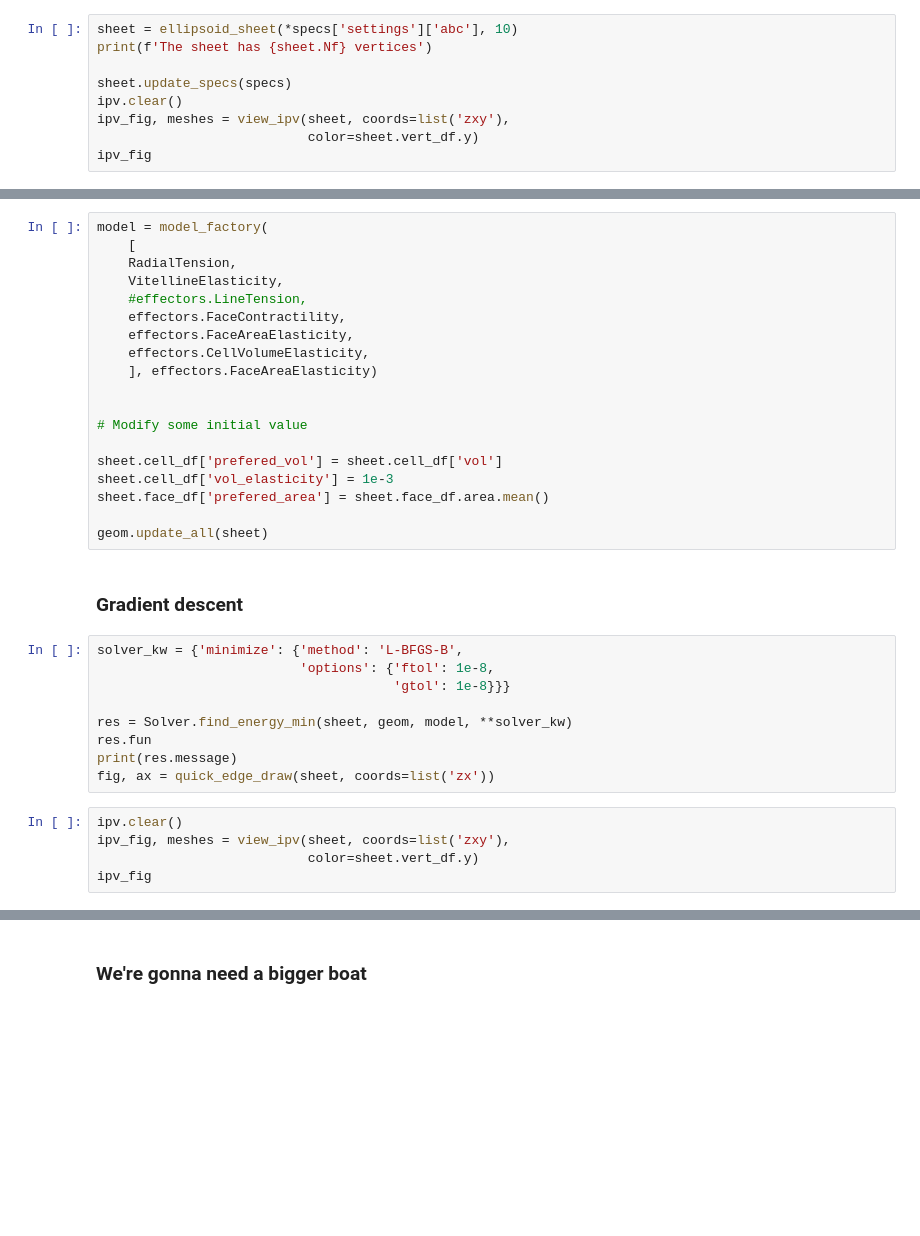
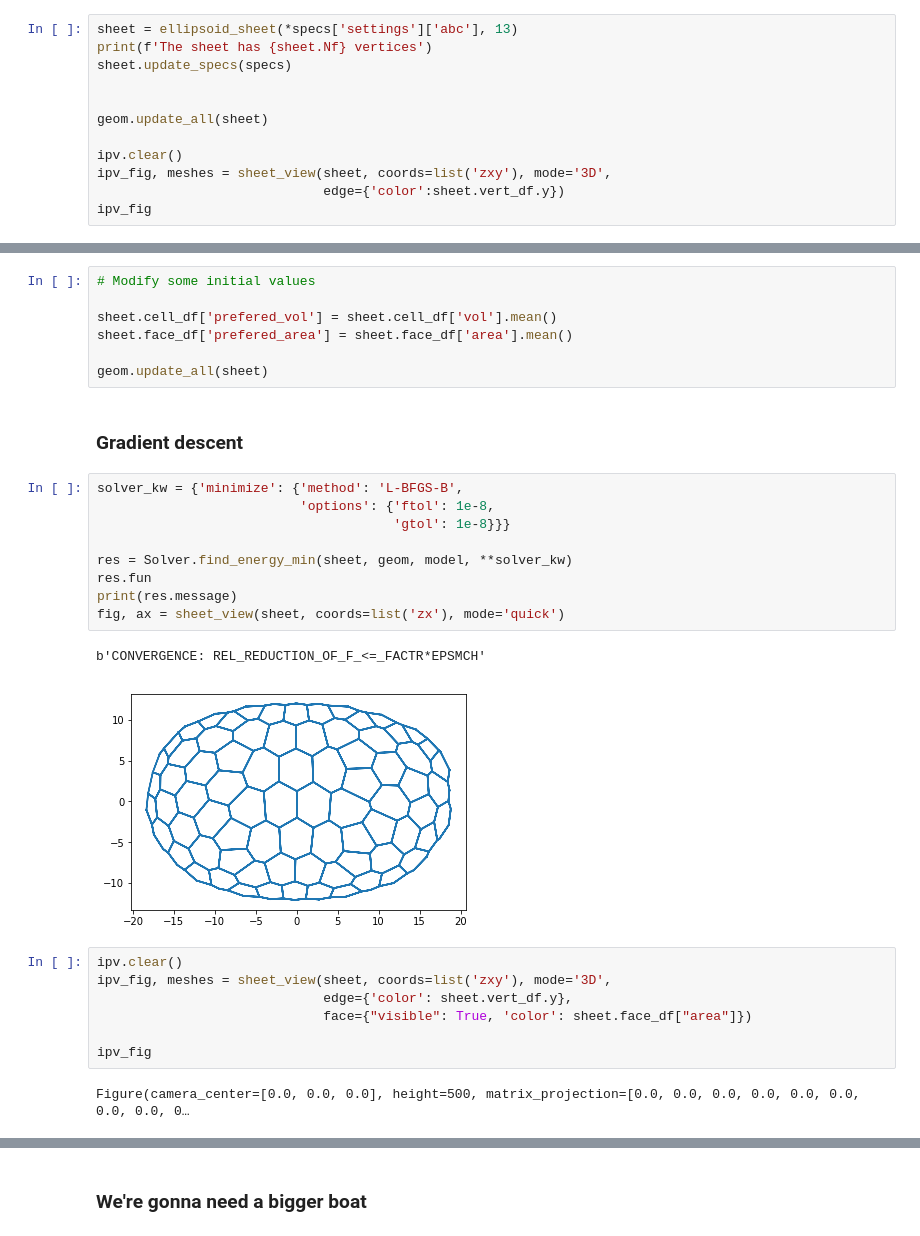
Before and after one commit to suzannelab/invagination, a Jupyter notebook: notebooks/SmallEllipsoidInvagination.ipynb, the cells around one changed output, grey strips where cells are left out. Cells and saved outputs as stored; diff of their text form; blank space fills up the shorter version.

```diff
--- a/notebooks/SmallEllipsoidInvagination.ipynb
+++ b/notebooks/SmallEllipsoidInvagination.ipynb
@@ -126,11 +112,14 @@ specs =  {
 
 `tyssue` provides functions to create epithelium with various base geometries, such as planes or ellipses.
 # %%
-sheet = ellipsoid_sheet(*specs['settings']['abc'], 10)
+sheet = ellipsoid_sheet(*specs['settings']['abc'], 13)
 print(f'The sheet has {sheet.Nf} vertices')
+sheet.update_specs(specs)
 
-sheet.update_specs(specs)
+
+geom.update_all(sheet)
+
 ipv.clear()
-ipv_fig, meshes = view_ipv(sheet, coords=list('zxy'),
-                           color=sheet.vert_df.y)
+ipv_fig, meshes = sheet_view(sheet, coords=list('zxy'), mode='3D',
+                             edge={'color':sheet.vert_df.y})
 ipv_fig
@@ -169,20 +146,8 @@ class RadialTension(effectors.AbstractEffector):
 # %%
-model = model_factory(
-    [
-    RadialTension,
-    VitellineElasticity,
-    #effectors.LineTension,
-    effectors.FaceContractility,
-    effectors.FaceAreaElasticity,
-    effectors.CellVolumeElasticity,
-    ], effectors.FaceAreaElasticity)
+# Modify some initial values
 
-
-# Modify some initial value
-
-sheet.cell_df['prefered_vol'] = sheet.cell_df['vol']
-sheet.cell_df['vol_elasticity'] = 1e-3
-sheet.face_df['prefered_area'] = sheet.face_df.area.mean()
+sheet.cell_df['prefered_vol'] = sheet.cell_df['vol'].mean()
+sheet.face_df['prefered_area'] = sheet.face_df['area'].mean()
 
 geom.update_all(sheet)
 # %% [markdown]
@@ -190,15 +155,22 @@ geom.update_all(sheet)
 # %%
 solver_kw = {'minimize': {'method': 'L-BFGS-B',
                           'options': {'ftol': 1e-8,
                                       'gtol': 1e-8}}}
 
 res = Solver.find_energy_min(sheet, geom, model, **solver_kw)
 res.fun
 print(res.message)
-fig, ax = quick_edge_draw(sheet, coords=list('zx'))
+fig, ax = sheet_view(sheet, coords=list('zx'), mode='quick')
+# %% [output]
+b'CONVERGENCE: REL_REDUCTION_OF_F_<=_FACTR*EPSMCH'
+[figure, added]
 # %%
 ipv.clear()
-ipv_fig, meshes = view_ipv(sheet, coords=list('zxy'),
-                           color=sheet.vert_df.y)
+ipv_fig, meshes = sheet_view(sheet, coords=list('zxy'), mode='3D',
+                             edge={'color': sheet.vert_df.y},
+                             face={"visible": True, 'color': sheet.face_df["area"]})
+
 ipv_fig
+# %% [output]
+Figure(camera_center=[0.0, 0.0, 0.0], height=500, matrix_projection=[0.0, 0.0, 0.0, 0.0, 0.0, 0.0, 0.0, 0.0, 0…
 # %%
```
Also changed, not shown: parts of 19 cells of this notebook, 3 other files.
